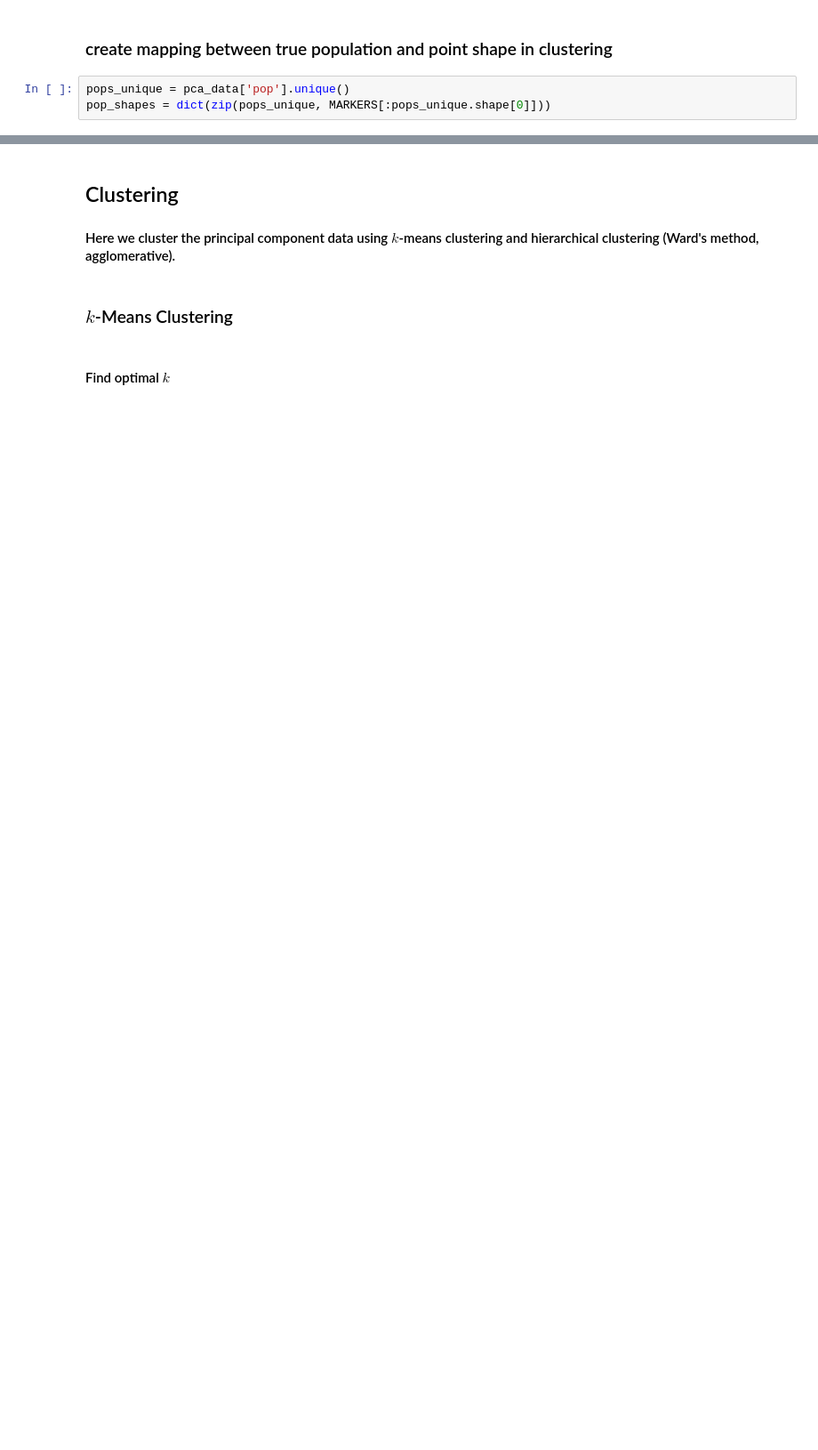
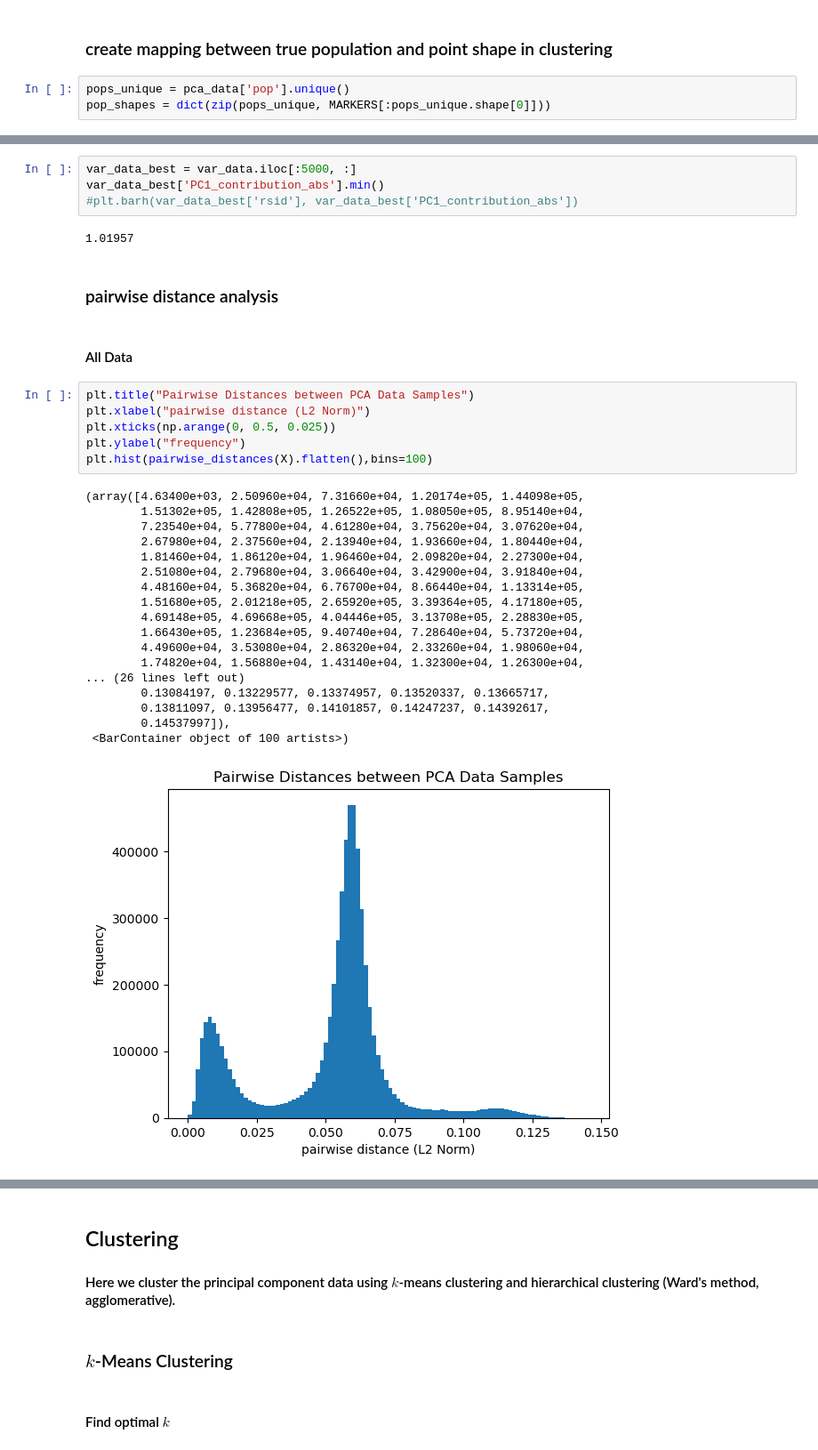
Before and after one commit to 0xArsi/snp-clustering, a Jupyter notebook: out/snp_clustering_report.ipynb, the cells around one changed output, grey strips where cells are left out. Shown at 89% size. Drawn from its saved outputs; the diff is of its cells as text; blank space fills up the shorter version.

Commit message:
add sample output

```diff
--- a/out/snp_clustering_report.ipynb
+++ b/out/snp_clustering_report.ipynb
@@ -123,0 +144,35 @@ subpop_shapes
+# %%
+var_data_best = var_data.iloc[:5000, :]
+var_data_best['PC1_contribution_abs'].min()
+#plt.barh(var_data_best['rsid'], var_data_best['PC1_contribution_abs'])
+# %% [output]
+1.01957
+# %% [markdown]
+### pairwise distance analysis
+# %% [markdown]
+#### All Data
+# %%
+plt.title("Pairwise Distances between PCA Data Samples")
+plt.xlabel("pairwise distance (L2 Norm)")
+plt.xticks(np.arange(0, 0.5, 0.025))
+plt.ylabel("frequency")
+plt.hist(pairwise_distances(X).flatten(),bins=100)
+# %% [output]
+(array([4.63400e+03, 2.50960e+04, 7.31660e+04, 1.20174e+05, 1.44098e+05,
+        1.51302e+05, 1.42808e+05, 1.26522e+05, 1.08050e+05, 8.95140e+04,
+        7.23540e+04, 5.77800e+04, 4.61280e+04, 3.75620e+04, 3.07620e+04,
+        2.67980e+04, 2.37560e+04, 2.13940e+04, 1.93660e+04, 1.80440e+04,
+        1.81460e+04, 1.86120e+04, 1.96460e+04, 2.09820e+04, 2.27300e+04,
+        2.51080e+04, 2.79680e+04, 3.06640e+04, 3.42900e+04, 3.91840e+04,
+        4.48160e+04, 5.36820e+04, 6.76700e+04, 8.66440e+04, 1.13314e+05,
+        1.51680e+05, 2.01218e+05, 2.65920e+05, 3.39364e+05, 4.17180e+05,
+        4.69148e+05, 4.69668e+05, 4.04446e+05, 3.13708e+05, 2.28830e+05,
+        1.66430e+05, 1.23684e+05, 9.40740e+04, 7.28640e+04, 5.73720e+04,
+        4.49600e+04, 3.53080e+04, 2.86320e+04, 2.33260e+04, 1.98060e+04,
+        1.74820e+04, 1.56880e+04, 1.43140e+04, 1.32300e+04, 1.26300e+04,
+... (26 lines left out)
+        0.13084197, 0.13229577, 0.13374957, 0.13520337, 0.13665717,
+        0.13811097, 0.13956477, 0.14101857, 0.14247237, 0.14392617,
+        0.14537997]),
+ <BarContainer object of 100 artists>)
+[figure, added]
```
Also changed, not shown: parts of 47 cells of this notebook, 18 other files.
